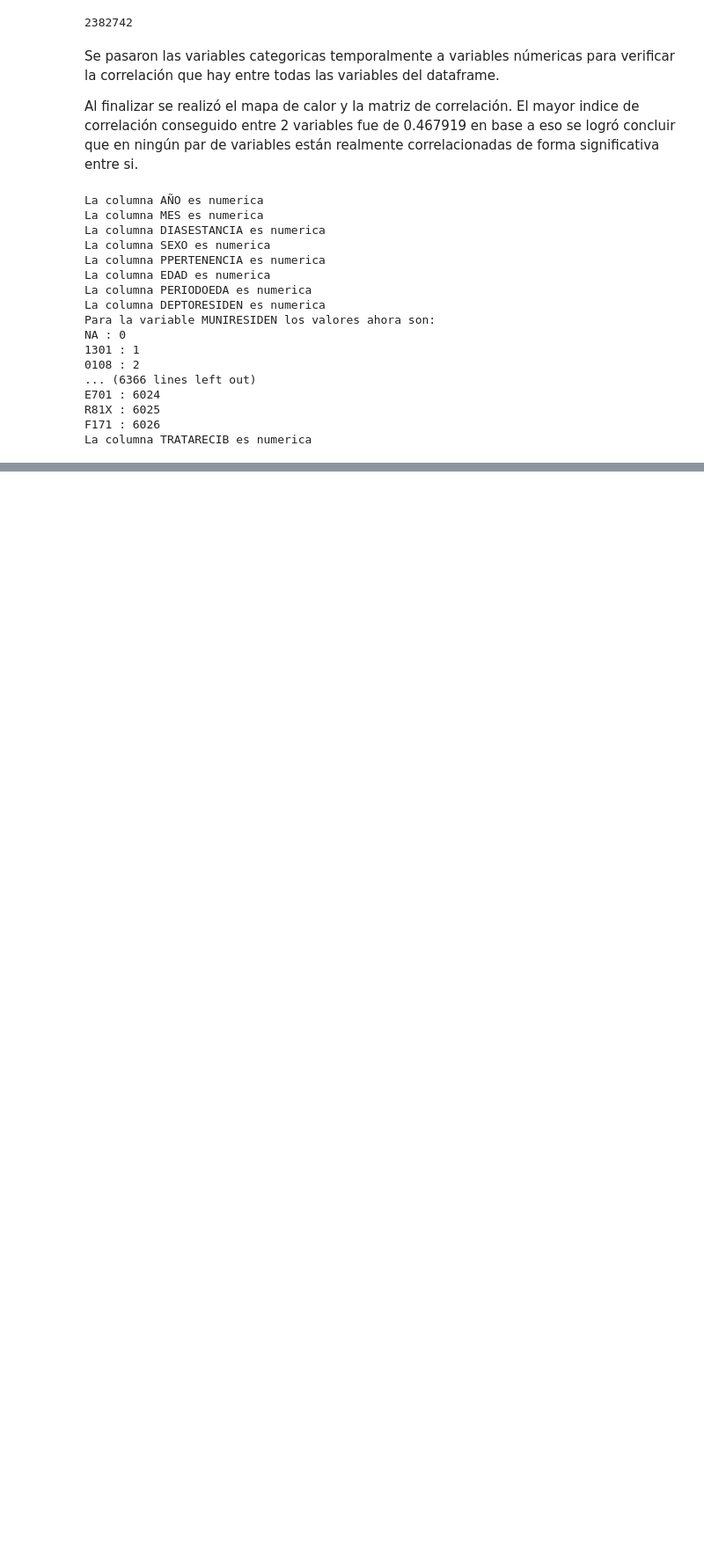
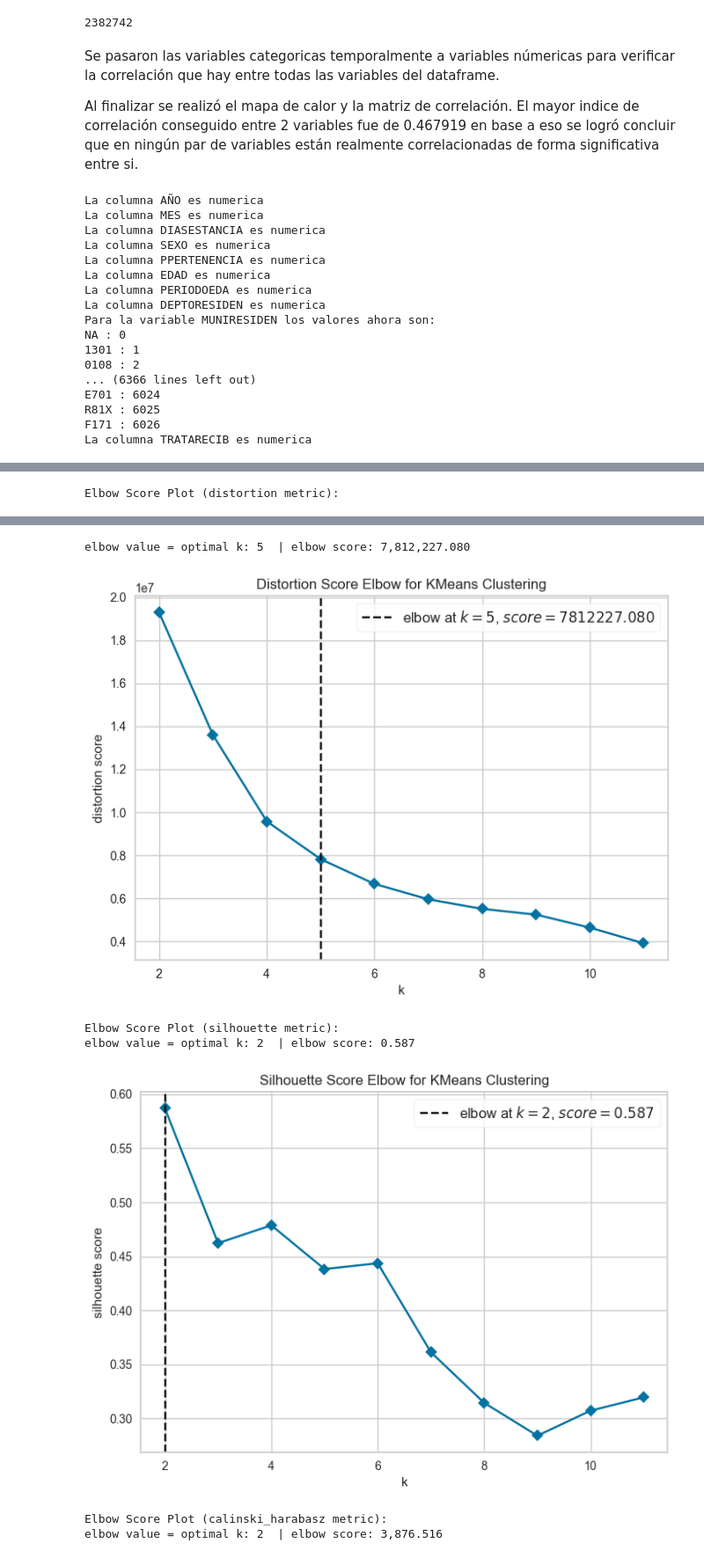
Before and after one commit to MelissaPerez09/Proyecto-DataMining, a Jupyter notebook: Proyecto1.ipynb, the cells around one changed output, grey strips where cells are left out. Shown at 88% size. Saved outputs shown, nothing was run; the diff lists cells and outputs as text; code cells hidden in the pictures; blank space fills up the shorter version.

Commit message:
Analytics Clustering

```diff
--- a/Proyecto1.ipynb
+++ b/Proyecto1.ipynb
@@ -566,0 +649,30 @@ pyclustertend.hopkins(X_scale,len(X_scale))
+# %%
+# get it from https://towardsdatascience.com/elbows-and-silhouettes-hands-on-customer-segmentation-in-python-66c2e794c552
+warnings.filterwarnings("ignore")
+# elbow score plot with Yellowbrick
+nK = 12
+RNDN = 42
+def elbowplot(df2, elbowmetric, model):
+    print("Elbow Score Plot (" + str(elbowmetric) + " metric):")
+    vis = KElbowVisualizer(
+        model,
+        k=(2,nK),
+        metric=elbowmetric,
+        locate_elbow=True,
+        timings=False)
+    vis.fit(df2)
+    print("elbow value = optimal k:", f'{vis.elbow_value_:.0f}', \
+            " | elbow score:", f'{vis.elbow_score_:,.3f}')
+    vis.show()
+
+
+
+# call elbow plot for each of 3 alternative metrics
+    # distortion = mean sum of squared distances to center
+    # silhouette = mean ratio of intra-cluster and nearest-cluster distance
+    # calinski = ratio of within to between cluster dispersion
+
+model = KMeans(random_state=RNDN)
+_ = [elbowplot(X, m, model) for m in tqdm(["distortion", "silhouette", "calinski_harabasz"])]
+# %% [output]
+Elbow Score Plot (distortion metric):
@@ -566,0 +681,7 @@ pyclustertend.hopkins(X_scale,len(X_scale))
+elbow value = optimal k: 5  | elbow score: 7,812,227.080
+[figure, added]
+Elbow Score Plot (silhouette metric):
+elbow value = optimal k: 2  | elbow score: 0.587
+[figure, added]
+Elbow Score Plot (calinski_harabasz metric):
+elbow value = optimal k: 2  | elbow score: 3,876.516
```
Also changed, not shown: parts of 7 cells of this notebook.
